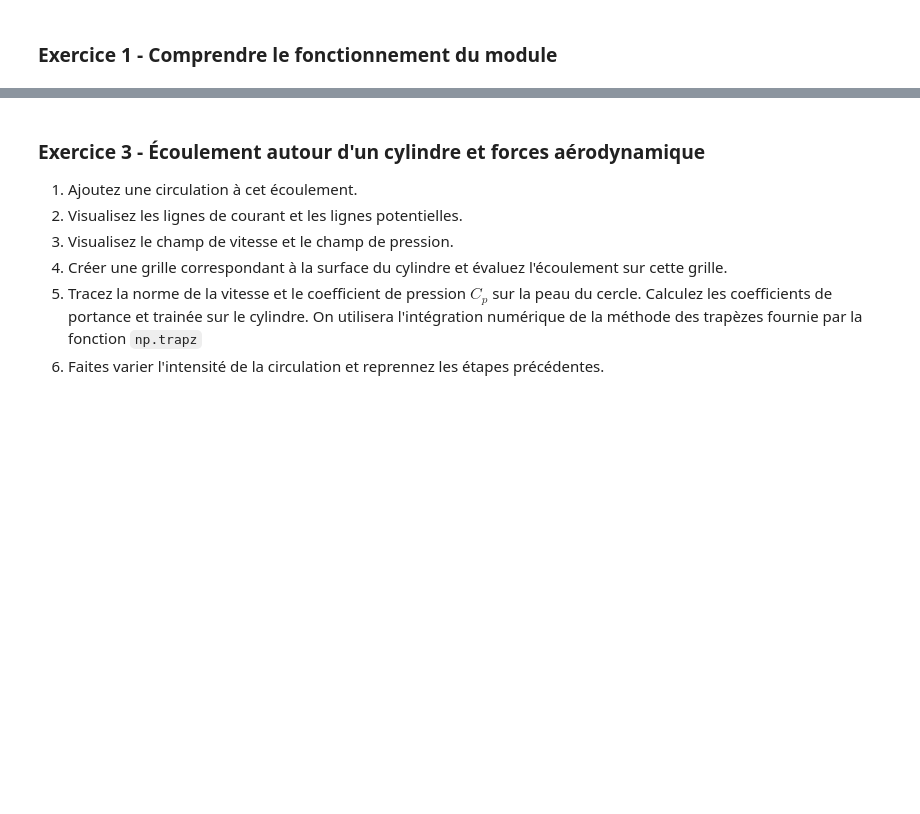
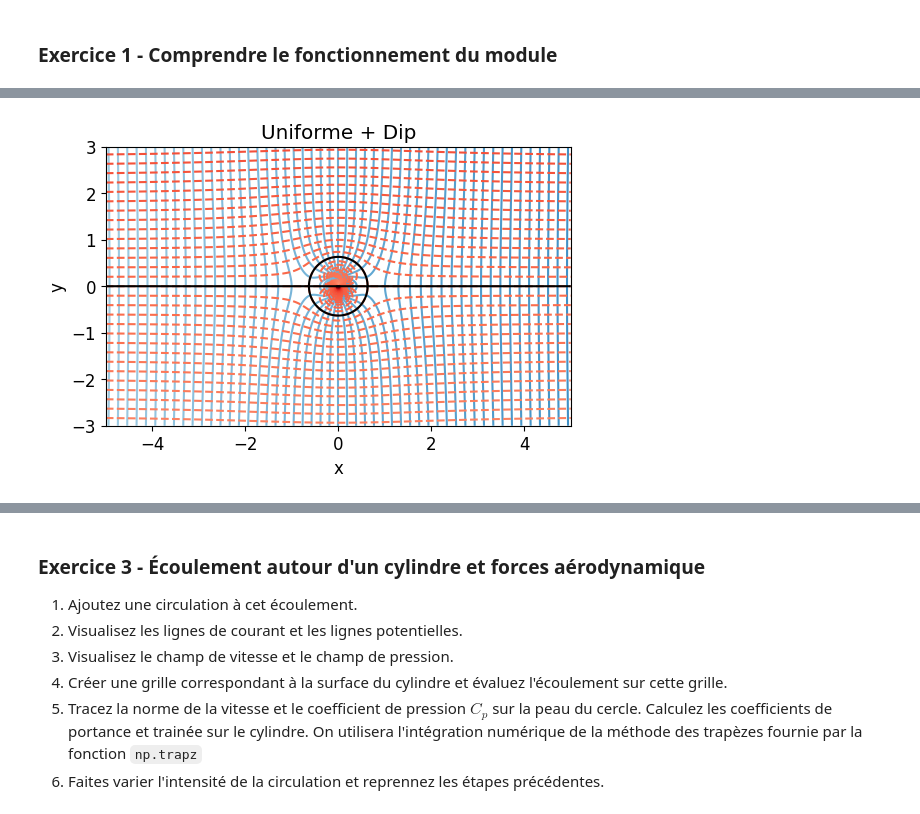
Before and after one commit to sanjosem/mec757_solutions, a Jupyter notebook: enonces/ecoulements_potentiels/superposition.ipynb, the cells around one changed output, grey strips where cells are left out. Drawn from its saved outputs; the diff is of its cells as text; code cells hidden in the pictures; blank space fills up the shorter version.

```diff
--- a/enonces/ecoulements_potentiels/superposition.ipynb
+++ b/enonces/ecoulements_potentiels/superposition.ipynb
@@ -46,0 +46,4 @@ plt.show()
+# %%
+unif = bq.uniform(grid,Vinf)
+dipole = bq.dipole(grid,Ka)
+unif_dip = bq.superpose_ecoulement(unif,dipole,grid)
@@ -46,0 +55,5 @@ plt.show()
+# %%
+pl.plot_contours_phi_psi(grid,unif_dip,titre='Uniforme + Dip',
+                         Ncontours=200,isoPsi=[0.])
+# %% [output]
+[figure, added]
```
Also changed, not shown: parts of 58 cells of this notebook, 4 other files.
